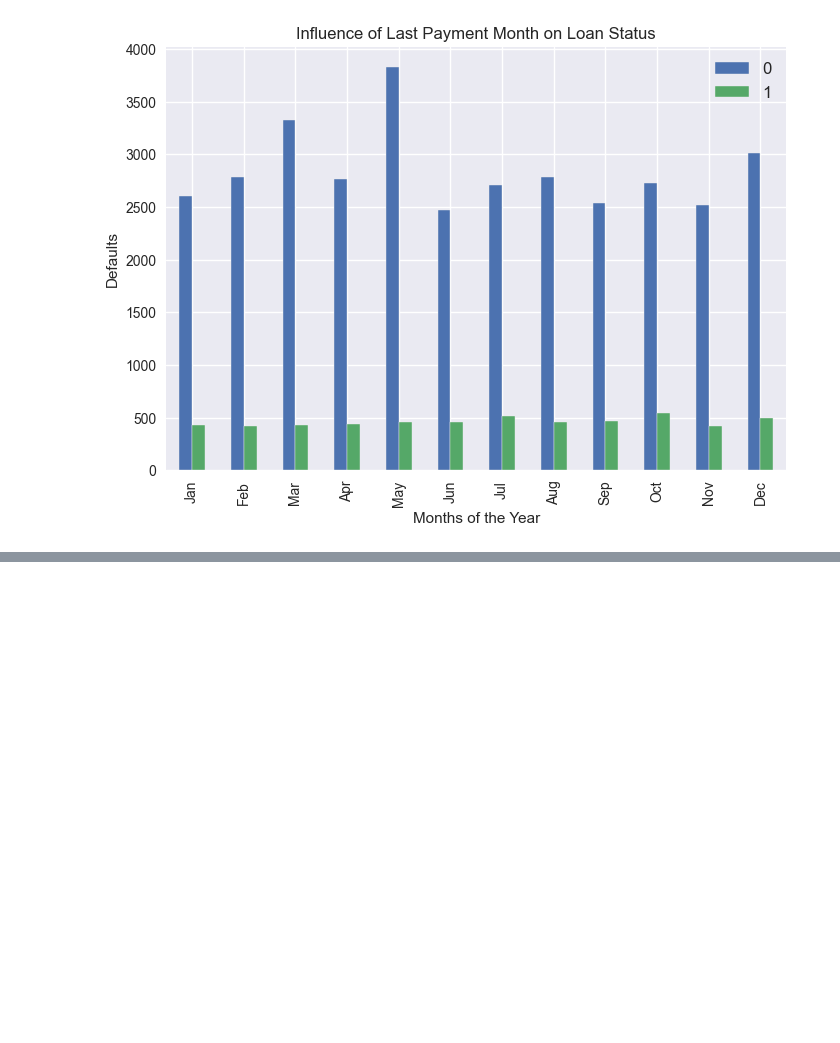
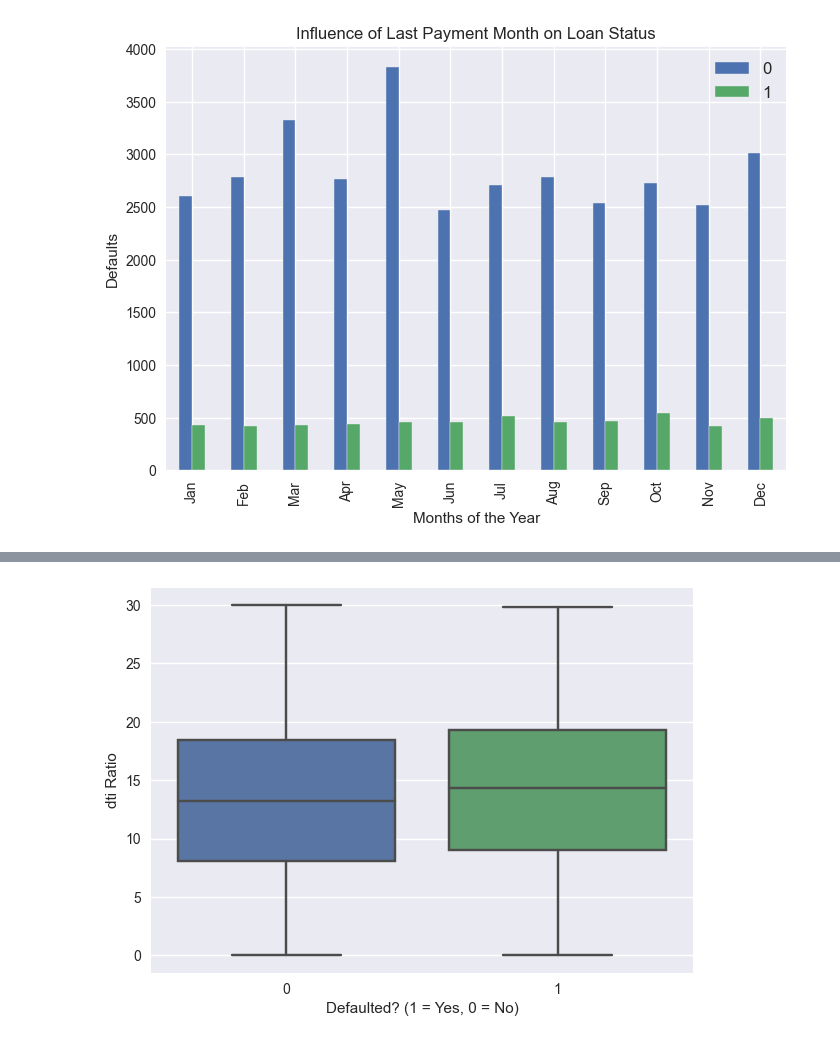
Before and after one commit to richwej/eda_projects, a Jupyter notebook: EDA - Lending Club.ipynb, the cells around one changed output, grey strips where cells are left out. Saved outputs shown, nothing was run; the diff lists cells and outputs as text; code cells hidden in the pictures; blank space fills up the shorter version.

```diff
--- a/EDA - Lending Club.ipynb
+++ b/EDA - Lending Club.ipynb
@@ -1332,0 +1350,10 @@ plt.show()
+# %%
+#for this correlation.., let's use a boxplot.., so we will actually get to see the quartiles distributions for the dti amount
+fig, axes = plt.subplots(1,1)
+fig.set_size_inches(7,5)
+sns.boxplot(x= 'defaulted', y = 'dti', data = loan_dataset_cp, ax = axes)
+axes.set_xlabel('Defaulted? (1 = Yes, 0 = No)')
+axes.set_ylabel('dti Ratio')
+fig.show()
+# %% [output]
+[figure, added]
```
Also changed, not shown: parts of 28 cells of this notebook.
